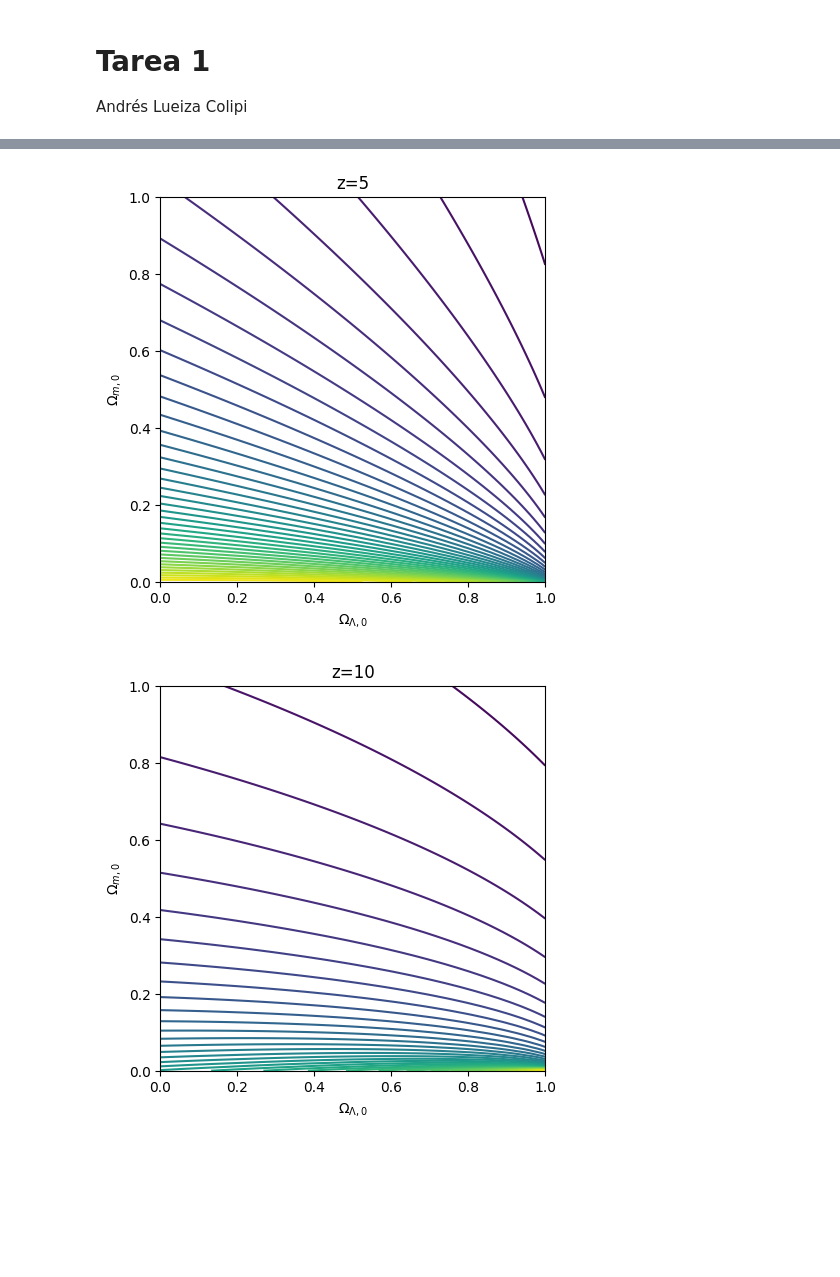
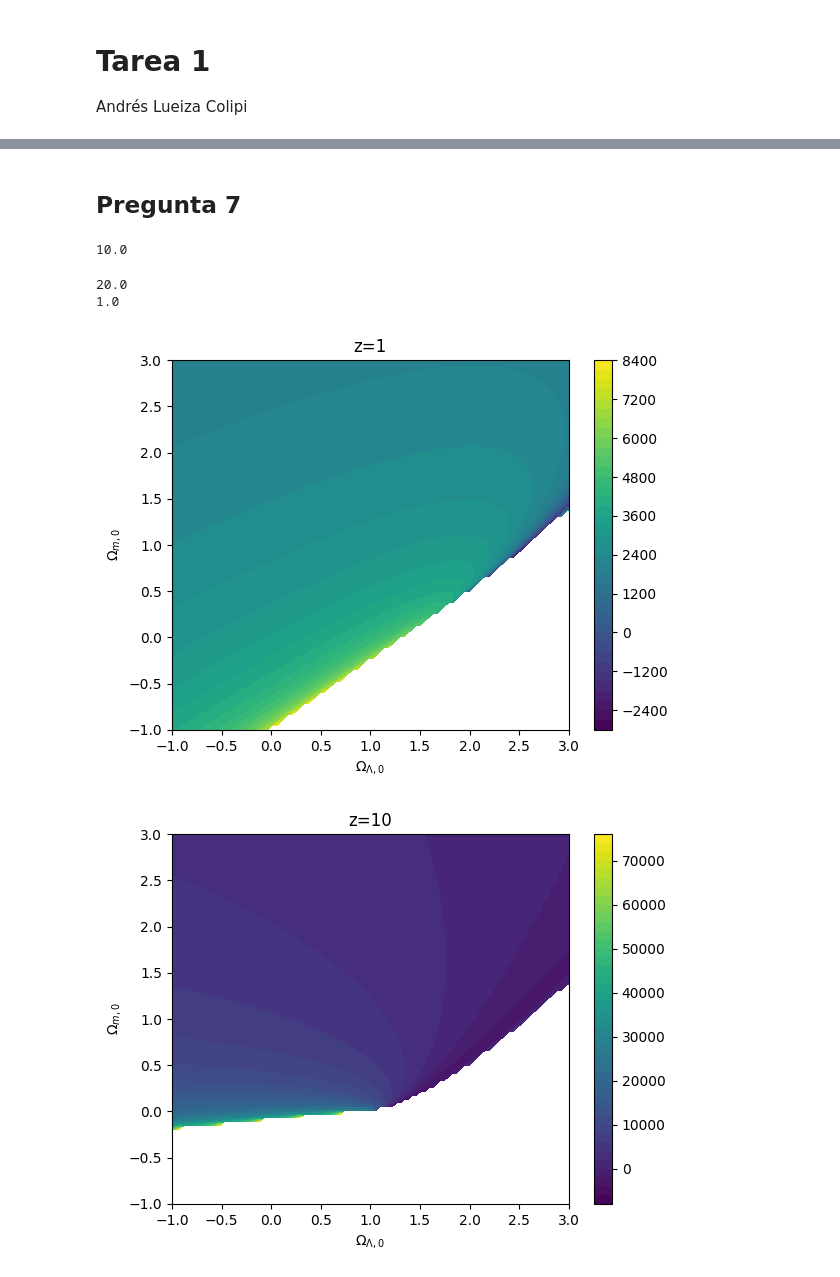
Before and after one commit to conito2710/Tareas_cosmologia_FI7015-1, a Jupyter notebook: Tarea 1.ipynb, the cells around one changed output, grey strips where cells are left out. Cells and saved outputs as stored; diff of their text form; code cells hidden in the pictures; blank space fills up the shorter version.

```diff
--- a/Tarea 1.ipynb
+++ b/Tarea 1.ipynb
@@ -7,3 +66,5 @@ Andrés Lueiza Colipi
+# %% [markdown]
+## Pregunta 7
 # %%
 import numpy as np
 import scipy.integrate as integrate
@@ -31,10 +92,11 @@ def hubble(z, w, omegam0, omegal0):
 def f_k(z, w, omegam0, omegal0):
     e = hubble(z, w, omegam0, omegal0) / H0
     omegak0 = 1 - np.asarray(omegam0)[:, None] - np.asarray(omegal0)[None, :] - omegar0
-
+    maxz=z.max()
+    print(maxz)
     # Integramos 1/e(z) en función de z
     int_e = np.array([
-        [integrate.trapz(1 / e[:, i, j], dx=10/zl) for j in range(len(omegal0))]
+        [integrate.trapz(1 / e[:, i, j], dx=maxz/zl) for j in range(len(omegal0))]
         for i in range(len(omegam0))
     ])
 
@@ -48,8 +110,8 @@ def f_k(z, w, omegam0, omegal0):
     return fk
 
 # Valores para omegam0 y omegal0
-x = np.linspace(0, 1, 100)
-y = np.linspace(0, 1, 100)
+x = np.linspace(-1, 3, 100)
+y = np.linspace(-1, 3, 100)
 
 fk1 = f_k(zs, w, x, y)
 
@@ -57,34 +119,39 @@ zs = np.linspace(0, 20, 1000)
 
 fk2 = f_k(zs, w, x, y)
 
-zs = np.linspace(0, 5, 1000)
+zs = np.linspace(0, 1, 1000)
 
 fk3 = f_k(zs, w, x, y)
+# %% [output]
+10.0
+20.0
+1.0
 # %%
-fig = plt.figure(figsize=(5,5))
-ax = fig.add_subplot(111,aspect='equal')
-ax.contour(x,y,fk3,levels=40)
+
+plt.contourf(x,y,fk3,levels=40)
+
 plt.xlabel('$\Omega_{\Lambda,0}$')
 plt.ylabel('$\Omega_{m,0}$')
-plt.title('z=5')
+plt.title('z=1')
+plt.colorbar()
 plt.show()
 
 
-fig = plt.figure(figsize=(5,5))
-ax = fig.add_subplot(111,aspect='equal')
-ax.contour(x,y,fk1,levels=40)
+plt.contourf(x,y,fk1,levels=40)
+
 plt.xlabel('$\Omega_{\Lambda,0}$')
 plt.ylabel('$\Omega_{m,0}$')
 plt.title('z=10')
+plt.colorbar()
 plt.show()
 
-fig = plt.figure(figsize=(5,5))
-ax = fig.add_subplot(111,aspect='equal')
-ax.contour(x,y,fk2,levels=40)
+plt.contourf(x,y,fk2,levels=40)
+
 plt.xlabel('$\Omega_{\Lambda,0}$')
 plt.ylabel('$\Omega_{m,0}$')
 plt.title('z=20')
+plt.colorbar()
 plt.show()
 # %% [output]
-[figure, old version]
+[figure, new version]
-[figure, old version]
+[figure, new version]
```
Also changed, not shown: parts of 7 cells of this notebook.
